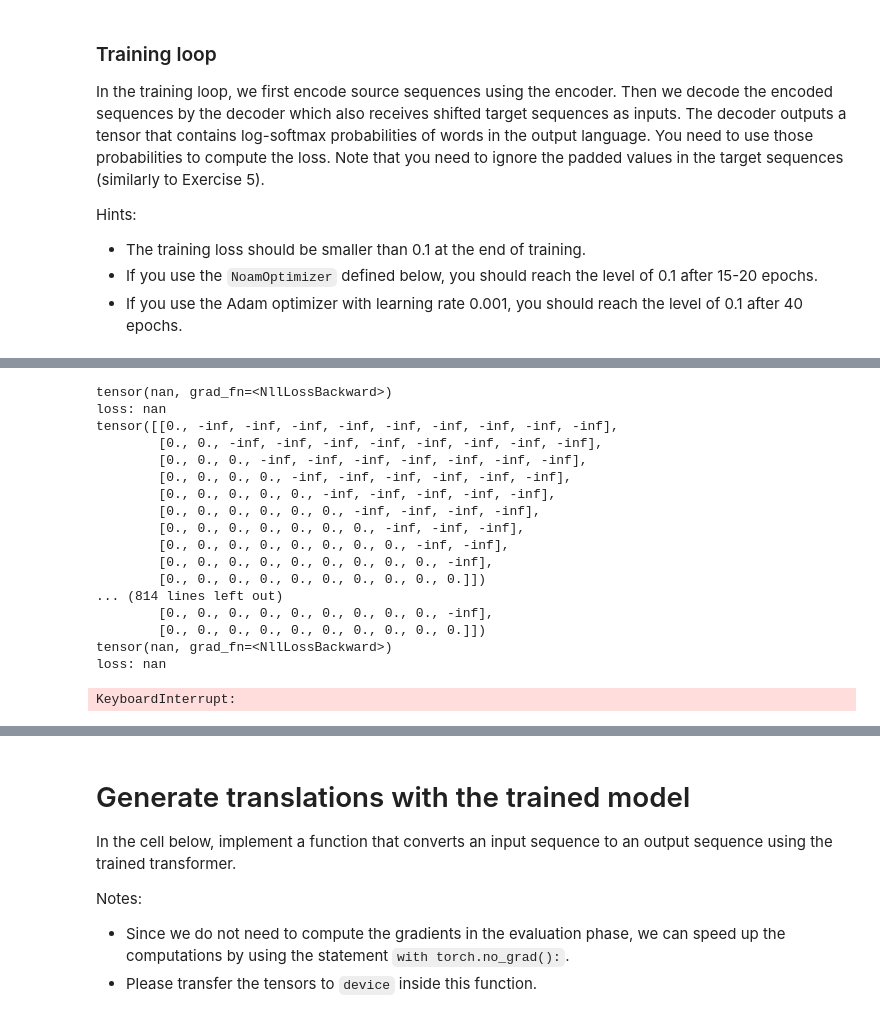
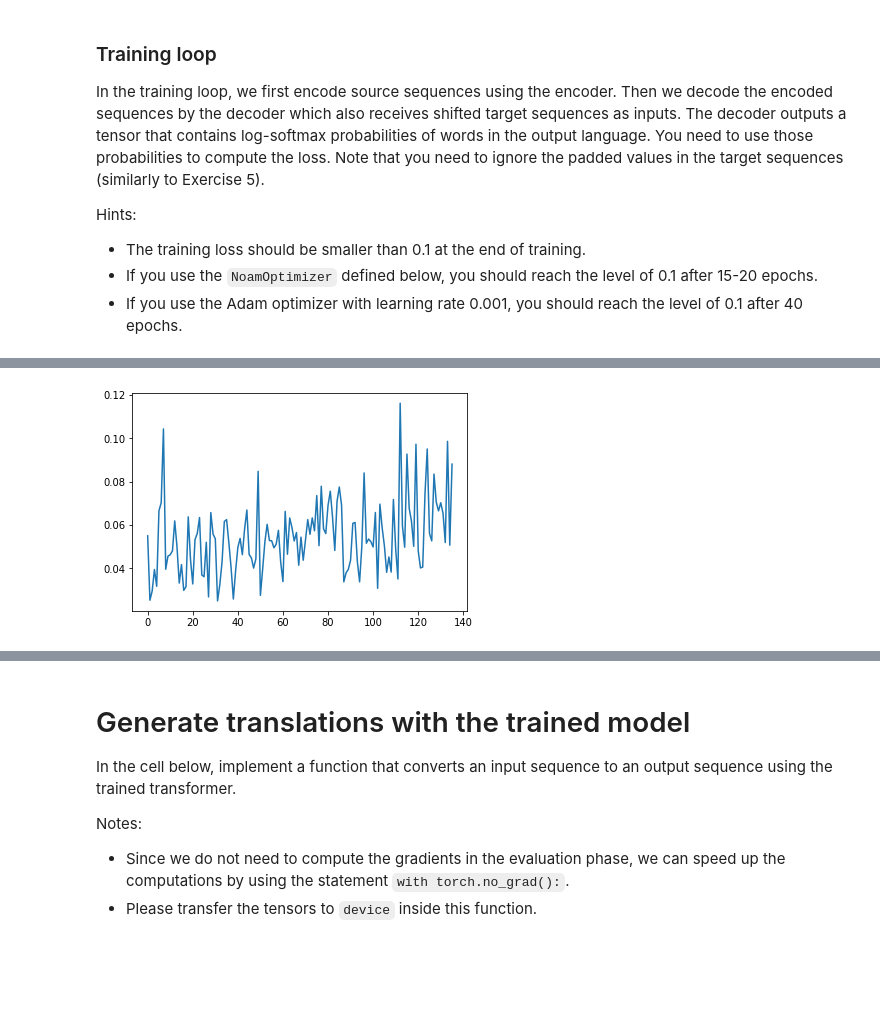
Before and after one commit to Arskah/deeplearn, a Jupyter notebook: 06_transformer/1_transformer.ipynb, the cells around one changed output, grey strips where cells are left out. Saved outputs shown, nothing was run; the diff lists cells and outputs as text; code cells hidden in the pictures; blank space fills up the shorter version.

Commit message:
fuck me, might have been trained

```diff
--- a/06_transformer/1_transformer.ipynb
+++ b/06_transformer/1_transformer.ipynb
@@ -487,9 +489,9 @@ class Decoder(nn.Module):
         super(Decoder, self).__init__()
         self.embed = nn.Embedding(tgt_vocab_size, n_features)
         self.pe = tr.PositionalEncoding(n_features, dropout=dropout, max_len=MAX_LENGTH)
-        self.layers = get_clones(DecoderBlock(n_features, n_heads, n_hidden, dropout), n_blocks)
+        self.layers = nn.ModuleList([DecoderBlock(n_features, n_heads, n_hidden, dropout) for i in range(n_blocks)])
         self.linear = nn.Linear(n_features, tgt_vocab_size)
-        self.softmax = nn.Softmax()
+        self.softmax = nn.LogSoftmax(dim=-1)
 
     def forward(self, y, z, src_mask):
         """
@@ -508,22 +510,22 @@ class Decoder(nn.Module):
           * All intermediate signals should be of shape (max_seq_length, batch_size, n_features).
           * You need to create and use the subsequent mask in the decoder.
         """
-        #sub_mask = subsequent_mask(tgt.size(-1)).type_as(tgt_mask.data))
-        sub_mask = subsequent_mask(y.shape[0])
-        tgt_mask = (y != PADDING_VALUE)#.unsqueeze(-2)
-        print(tgt_mask)
-        sub_mask = torch.autograd.Variable(sub_mask)
-        print(sub_mask)
-        tgt_mask = tgt_mask & sub_mask
-
-        print(tgt_mask)
+        tgt_mask = (y != PADDING_VALUE)
+        #sub_mask = torch.autograd.Variable(subsequent_mask(tgt_mask.shape[0]) == 0)
+        sub_mask = subsequent_mask(tgt_mask.shape[0])
+        tgt_mask = sub_mask
         out = self.embed(y)
+        assert out.isnan().any() == False
         out = self.pe(out)
+        assert out.isnan().any() == False
         for func in self.layers:
             out = func(out, z, src_mask, tgt_mask)
+            assert out.isnan().any() == False
 
         out = self.linear(out)
+        assert out.isnan().any() == False
         out = self.softmax(out)
+        assert out.isnan().any() == False
         return out
 # %%
 def test_Decoder_shapes():
@@ -613,9 +605,13 @@ optimizer = tr.NoamOptimizer(n_features, 0.4, 680, adam)
 if not skip_training:
     epochs = 20
     total_loss = 0
+
+
     for epoch in range(epochs):
         running_loss = []
         for batch_num, training_batch in enumerate(trainloader):
+            encoder.train()
+            decoder.train()
             src, src_mask, target = training_batch
             src = src.to(device)
             target = target.to(device)
@@ -623,20 +619,23 @@ if not skip_training:
             optimizer.zero_grad()
 
             tgt_input = target[:-1]
+
             # Ignore SOS token
-            targets = target[1:].contiguous().view(-1)
+            targets = target[1:]
+            target_length = targets.shape[0]
 
             encoder_output = encoder(src, src_mask)
             decoder_output = decoder(tgt_input, encoder_output, src_mask)
-
-            loss = F.cross_entropy(
-                decoder_output.view(-1, decoder_output.size(-1)),
-                targets,
-                ignore_index=PADDING_VALUE)
-            print(loss)
+            #print(decoder_output)
+            encoder.eval()
+            decoder.eval()
+            loss = 0
+            for i in range(target_length):
+                loss += F.nll_loss(decoder_output[i], targets[i], ignore_index=PADDING_VALUE)
+            loss = loss/target_length
             loss_item = loss.item()
 
-            print(f"loss: {loss_item}")
+            #print(f"loss: {loss_item}")
             running_loss += [loss_item]
 
             loss.backward()
@@ -666,21 +668,4 @@ loss: nan
-tensor(nan, grad_fn=<NllLossBackward>)
-loss: nan
-tensor([[0., -inf, -inf, -inf, -inf, -inf, -inf, -inf, -inf, -inf],
-        [0., 0., -inf, -inf, -inf, -inf, -inf, -inf, -inf, -inf],
-        [0., 0., 0., -inf, -inf, -inf, -inf, -inf, -inf, -inf],
-        [0., 0., 0., 0., -inf, -inf, -inf, -inf, -inf, -inf],
-        [0., 0., 0., 0., 0., -inf, -inf, -inf, -inf, -inf],
-        [0., 0., 0., 0., 0., 0., -inf, -inf, -inf, -inf],
-        [0., 0., 0., 0., 0., 0., 0., -inf, -inf, -inf],
-        [0., 0., 0., 0., 0., 0., 0., 0., -inf, -inf],
-        [0., 0., 0., 0., 0., 0., 0., 0., 0., -inf],
-        [0., 0., 0., 0., 0., 0., 0., 0., 0., 0.]])
-... (814 lines left out)
-        [0., 0., 0., 0., 0., 0., 0., 0., 0., -inf],
-        [0., 0., 0., 0., 0., 0., 0., 0., 0., 0.]])
-tensor(nan, grad_fn=<NllLossBackward>)
-loss: nan
-KeyboardInterrupt:
+[figure, added]
 # %%
 # Save the model to disk (the pth-files will be submitted automatically together with your notebook)
 # Set confirm=False if you do not want to be asked for confirmation before saving.
```
Also changed, not shown: parts of 10 cells of this notebook, 2 other files.
